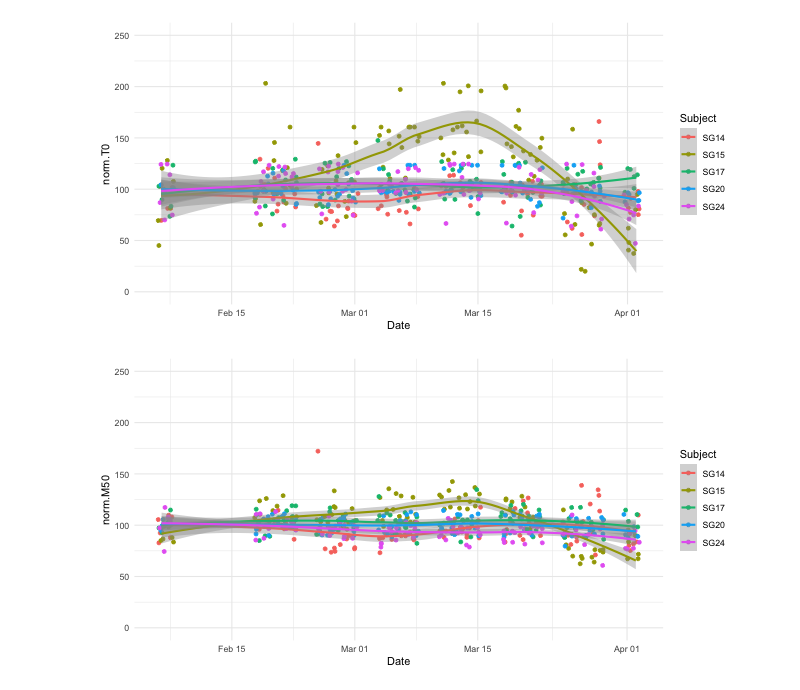
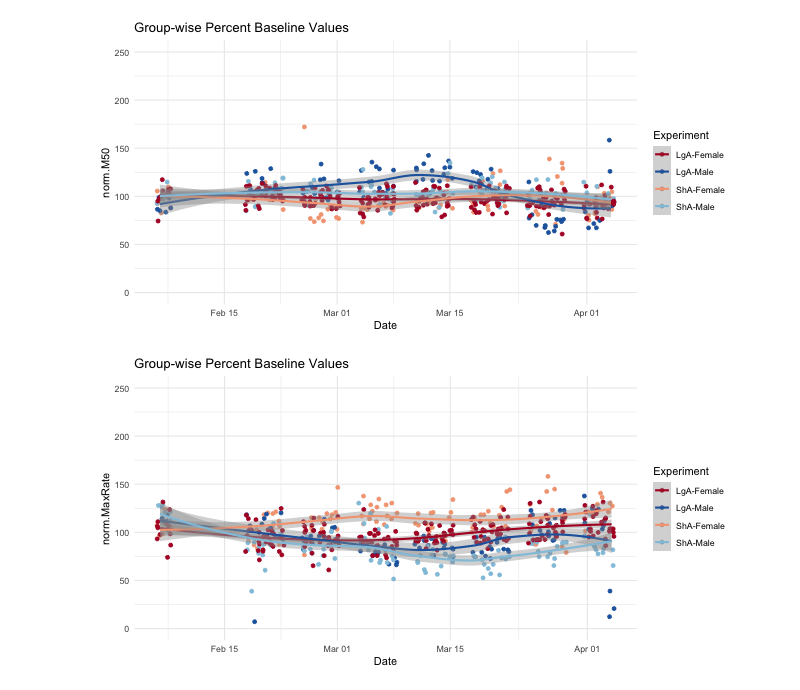
Before and after one commit to sumankguha/Alohomora, a Jupyter notebook: Notebooks/_analysis_PM_ICSS_Cohort01.ipynb, the cells around one changed output. Drawn from its saved outputs; the diff is of its cells as text; code cells hidden in the pictures.

Commit message:
ICSS plots completed

```diff
--- a/Notebooks/_analysis_PM_ICSS_Cohort01.ipynb
+++ b/Notebooks/_analysis_PM_ICSS_Cohort01.ipynb
@@ -0,0 +46,8 @@
+# %%
+%%capture
+%%R
+# 1.2. Collating all the files into one tibble
+# loading data: set the path to
+ICSS_dataDir <- "~/Dropbox (Partners HealthCare)/Projects/R01_2017_OxycSA-NASh-Glutamate/_data_R01_2017/_data_R01_2017_ICSS/_ana_files/Cohort01/"
+ICSS_data <- read_csv(file.path(ICSS_dataDir, "_icssData_cohort01_raw_longform.csv"))
+ICSS_normData <- read_csv(file.path(ICSS_dataDir, "_icssData_cohort01_normalized_longform.csv"))
@@ -0,0 +117,12 @@
+# %%
+%%R
+# 1.3. Assign data type to columns.
+# This gets broken when there are missing values
+# Ideal data types
+# Date   | Subject  | Experiment |   Pass   |  T0   |  M50  | MaxRate
+# <date> | <factor> |  <factor>  | <factor> | <num> | <num> |  <num>
+
+ICSS_normData$Subject <- ICSS_normData$Subject %>% as.factor
+ICSS_normData$Experiment <- ICSS_normData$Experiment %>% as.factor
+ICSS_normData$Pass <- ICSS_normData$Pass %>% as.factor
+ICSS_normData %>% print
@@ -67,20 +233,24 @@ facet_grid(rows = vars(Subject)) + ggtitle("Raw MaxRate values of Pass 2 - 4") +
 # %%
 %%R -w 640 -h 320
-# 1.3. plotting all passes
+# 1.3. plotting all the passes
 ICSS_normData %>% filter(Date >= "2019-02-07") %>% group_by(Date, Subject, Experiment, Pass) %>% summarise_all(mean) %>%
-ggplot(aes(x= Date, y = norm.T0, color = Subject)) +
+ggplot(aes(x= Date, y = norm.M50, color = Experiment)) +
 geom_jitter() + geom_smooth(method = 'loess') +
+scale_color_manual(values = c("#b2182b", "#2166ac", "#f4a582", "#92c5de")) +
 ylim(0, 250) +
+ggtitle("Group-wise Percent Baseline Values") +
 theme_minimal()
 # %% [output]
-[figure, old version]
+[figure, new version]
 # %%
 %%R -w 640 -h 320
-# 1.3. plotting all the passes
+# 1.3. plotting the means of all the passes
 ICSS_normData %>% filter(Date >= "2019-02-07") %>% group_by(Date, Subject, Experiment, Pass) %>% summarise_all(mean) %>%
-ggplot(aes(x= Date, y = norm.M50, color = Subject)) +
+ggplot(aes(x= Date, y = norm.MaxRate, color = Experiment)) +
 geom_jitter() + geom_smooth(method = 'loess') +
+scale_color_manual(values = c("#b2182b", "#2166ac", "#f4a582", "#92c5de")) +
 ylim(0, 250) +
+ggtitle("Group-wise Percent Baseline Values") +
 theme_minimal()
 # %% [output]
-[figure, old version]
+[figure, new version]
```
Also changed, not shown: parts of 33 cells of this notebook, 1 other file.
